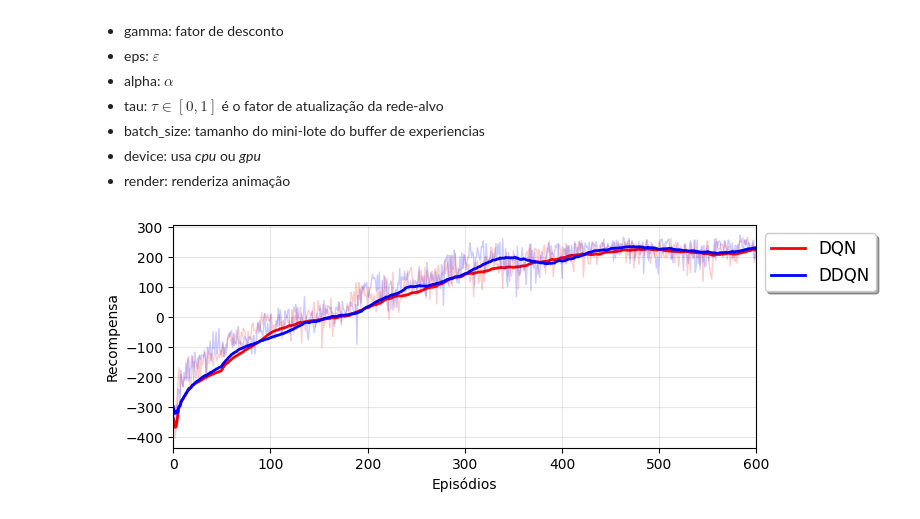
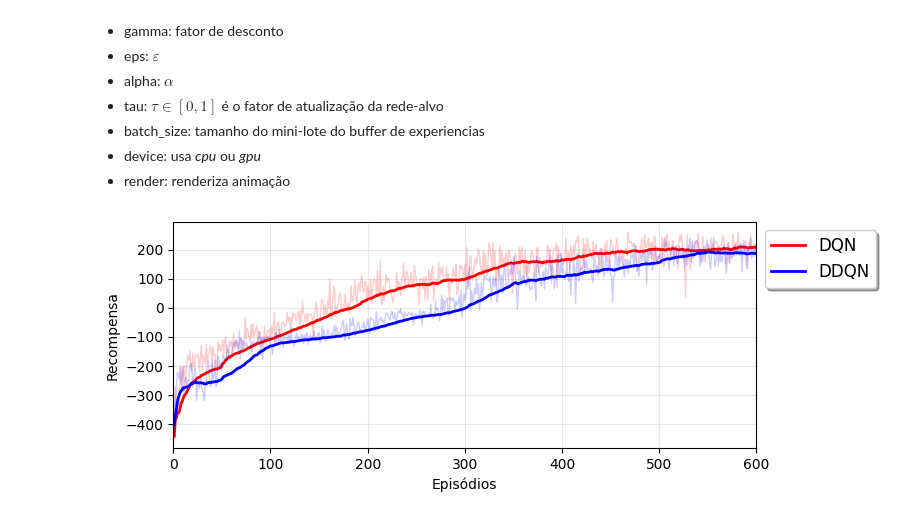
Before and after one commit to GTI-UFMG/IAR_codes, a Jupyter notebook: aula07/DQN_sondalunar.ipynb, the cells around one changed output. Cells and saved outputs as stored; diff of their text form; code cells hidden in the pictures.

````diff
--- a/aula07/DQN_sondalunar.ipynb
+++ b/aula07/DQN_sondalunar.ipynb
@@ -63,7 +63,7 @@ import matplotlib.pyplot as plt
 Define arquitetura da Rede Neural Artificial (Perceptron) com ```state_size```entradas, ```action_size``` saídas e duas camadas escondidas de tamanho ```hidden```. A rede basicamente recebe um estado $s$ na entrada, provendo na saída $\hat{q}(s,\cdot, \boldsymbol{w})$ para todas as ```action_size``` ações.
 # %%
 class QNetwork(nn.Module):
-    def __init__(self, state_size, action_size, hidden=64, negative_slope=0.01):
+    def __init__(self, state_size, action_size, hidden=64, negative_slope=0.1):
         super(QNetwork, self).__init__()
         self.fc1 = nn.Linear(state_size, hidden)
         self.fc2 = nn.Linear(hidden, hidden)
@@ -257,10 +257,10 @@ if __name__ == '__main__':
 
     # parametros
     parameters = {'episodes'  : 600,
-                  'gamma'     : 0.99,
+                  'gamma'     : 0.98,
                   'eps'       : 0.1,
                   'alpha'     : 5.0e-4,
-                  'tau'       : 5.0e-3,
+                  'tau'       : 5.0e-4,
                   'batch_size': 64,
                   'type'      : '', # 'DQN' ou 'DDQN'
                   'device'    : torch.device("cuda:0" if torch.cuda.is_available() else "cpu"),
@@ -283,31 +283,31 @@ if __name__ == '__main__':
     # loop principal
     for i in range(parameters['episodes']):
 
         # roda um episodio e armazena a média de todos os agentes
         rewards_dqn.append(np.mean( [dqn.run_episode() for dqn in dqns] ))
         rewards_ddqn.append(np.mean( [dqn.run_episode() for dqn in ddqns] ))
 
         # reward medio
         avg_dqn.append(np.mean(rewards_dqn[-50:]))
         avg_ddqn.append(np.mean(rewards_ddqn[-50:]))
 
         clear_output(wait=True)
         plt.clf()
         plt.plot(rewards_dqn, 'r', alpha=0.2, linewidth=1)
         plt.plot(avg_dqn, 'r', linewidth=2, label='DQN')
         plt.plot(rewards_ddqn, 'b', alpha=0.2, linewidth=1)
         plt.plot(avg_ddqn, 'b', linewidth=2, label='DDQN')
         #
         plt.legend(loc='upper left', bbox_to_anchor=(1, 1), fancybox=True, shadow=True, fontsize=12, facecolor='w')
         plt.xlabel('Episódios')
         plt.ylabel('Recompensa')
         plt.xlim([0, parameters['episodes']])
         plt.grid(alpha=0.3)
         plt.tight_layout()
         plt.gcf().patch.set_alpha(0)
         plt.show()
         plt.pause(.1)
 
     plt.ioff()
 # %% [output]
-[figure, old version]
+[figure, new version]
````
